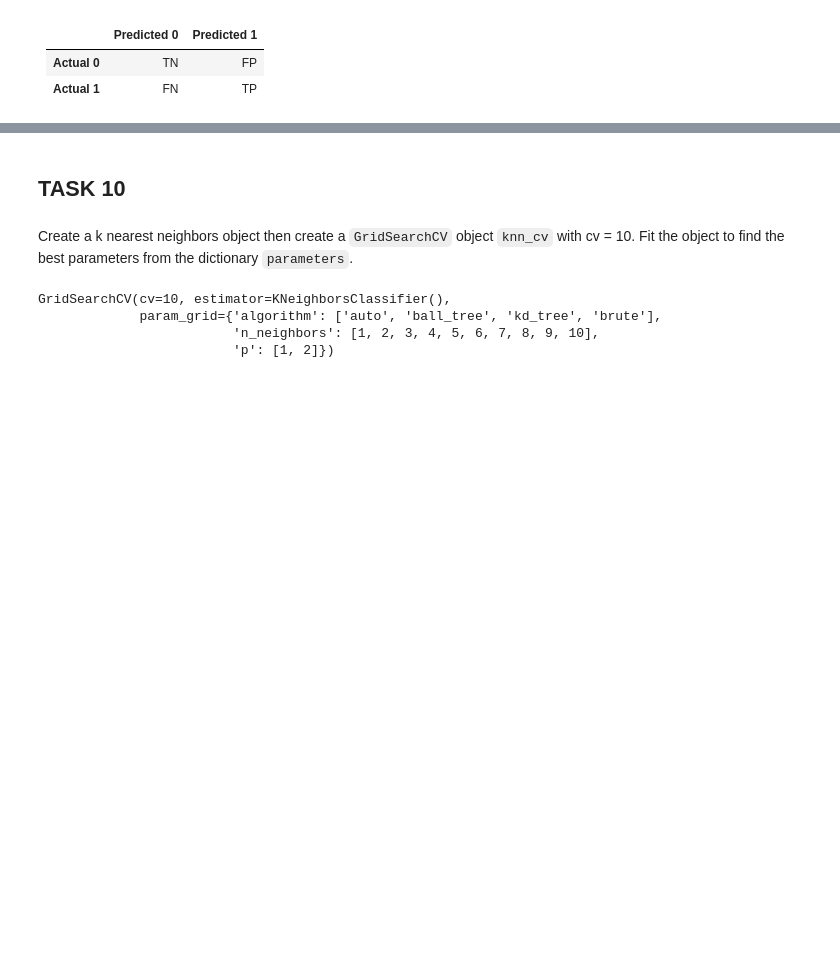
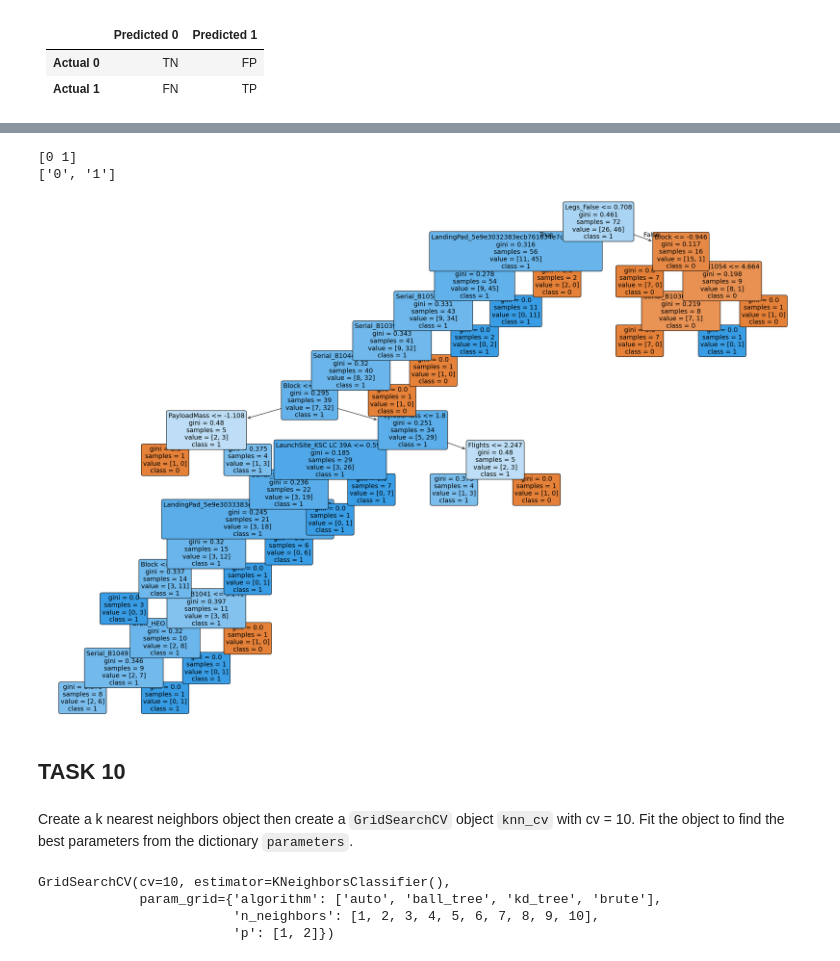
Before and after one commit to RolfChung/Interactive_Vis_SpaceX, a Jupyter notebook: SpaceX_Machine Learning Prediction_Part_5.ipynb, the cells around one changed output, grey strips where cells are left out. Saved outputs shown, nothing was run; the diff lists cells and outputs as text; code cells hidden in the pictures; blank space fills up the shorter version.

```diff
--- a/SpaceX_Machine Learning Prediction_Part_5.ipynb
+++ b/SpaceX_Machine Learning Prediction_Part_5.ipynb
@@ -598,3 +645,29 @@ weighted avg   0.824074  0.777778  0.791453  18.000000
+# %%
+from sklearn.tree import DecisionTreeClassifier, plot_tree
+
+
+# Extract the best decision tree model from GridSearchCV
+best_tree = tree_cv.best_estimator_
+print(best_tree.classes_)
+class_names = [str(label) for label in best_tree.classes_]
+print(class_names)
+
+# Visualize the tree
+plt.figure(figsize=(30, 20))
+plot_tree(best_tree,
+          feature_names=X.columns,  # Replace with your feature names
+          class_names=class_names,  # Replace with your target class names
+          filled=True,
+          rounded=True,
+          fontsize=14)
+
+
+plt.savefig(r"C:\Users\gamarandor\data_science\data_science_projects\data_camp_projects\SpaceX\images\decision_tree_plot.png")
+plt.show()
+# %% [output]
+[0 1]
+['0', '1']
+[figure, added]
 # %% [markdown]
 ## TASK  10
 # %% [markdown]
```
Also changed, not shown: parts of 33 cells of this notebook, 44 other files.
